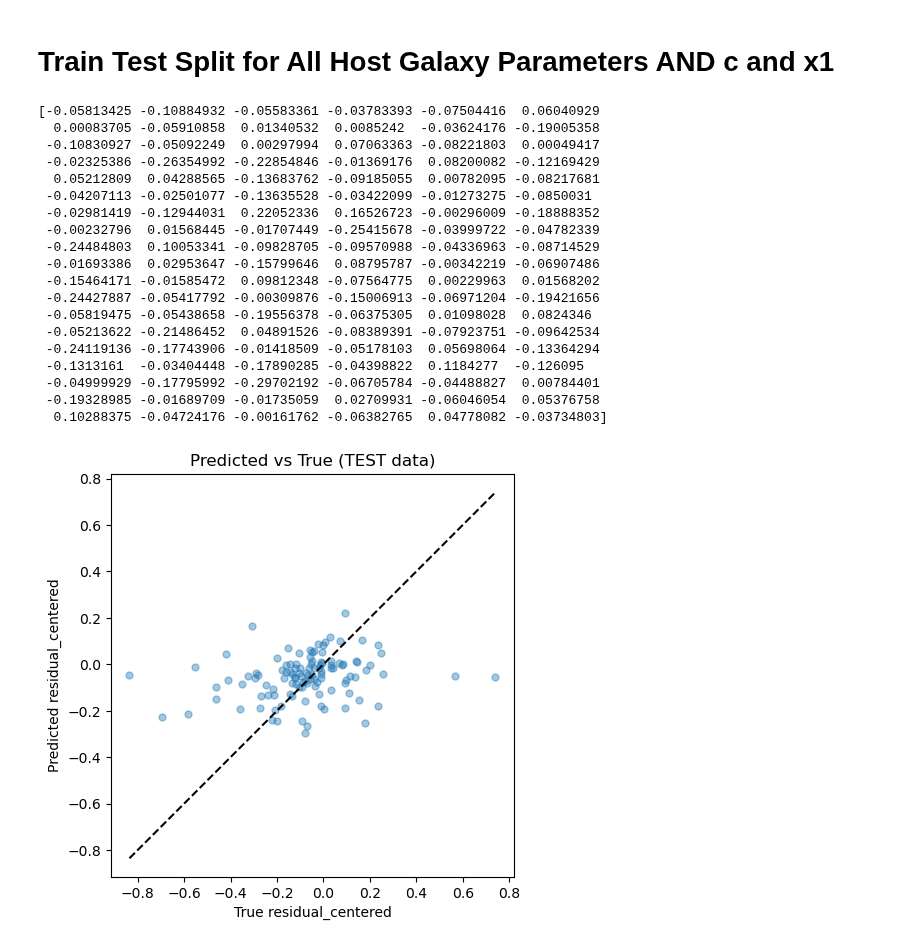
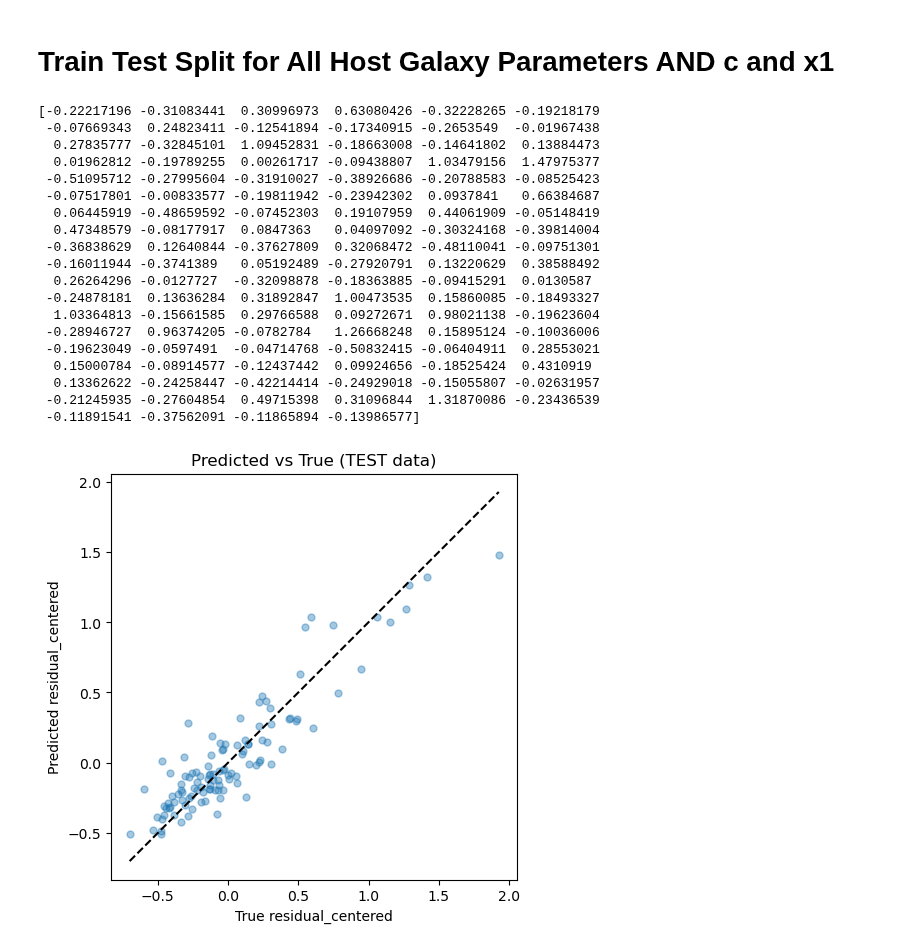
Before and after one commit to mwvgroup/myc21_first_paper, a Jupyter notebook: ZTF_DESI_ml_work/ZTF_ml_random_forest_simple.ipynb, the cells around one changed output. Drawn from its saved outputs; the diff is of its cells as text; code cells hidden in the pictures.

```diff
--- a/ZTF_DESI_ml_work/ZTF_ml_random_forest_simple.ipynb
+++ b/ZTF_DESI_ml_work/ZTF_ml_random_forest_simple.ipynb
@@ -433,7 +433,7 @@ from sklearn.model_selection import train_test_split
 from sklearn.ensemble import RandomForestRegressor
 
 df = pd.read_csv(
-    "ZTF_DESI_data/ZTF_snia_DESI_fastspec_hostprops_papercuts_hostcuts.csv"
+    "ZTF_DESI_data/ZTF_residuals_centered_no_x1_no_c_v2.csv"
 )
 
 # ---------------------------------------------------------
@@ -469,8 +469,8 @@ X_train2, X_test2, y_train2, y_test2 = train_test_split(
 # 4. Train Random Forest on TRAINING DATA ONLY
 # ---------------------------------------------------------
 regr = RandomForestRegressor(
-    n_estimators=500,
-    max_depth=500,
+    n_estimators=100,
+    max_depth=100,
     random_state=42,
     n_jobs=-1,
 )
@@ -481,53 +481,53 @@ regr.fit(X_train2, y_train2)
 # 5. Predict ONLY on the TEST SET
 # ---------------------------------------------------------
 y_pred2 = regr.predict(X_test2)
 
 print(y_pred2)
 
 plt.figure(figsize=(5, 5))
 
 plt.scatter(
     y_test2,
     y_pred2,
     alpha=0.4,
     s=25
 )
 
 lims = [
     min(y_test2.min(), y_pred2.min()),
     max(y_test2.max(), y_pred2.max()),
 ]
 
 plt.plot(lims, lims, "--", color="black")  # 1:1 line
 
 plt.xlabel("True residual_centered")
 plt.ylabel("Predicted residual_centered")
 plt.title("Predicted vs True (TEST data)")
 plt.gca().set_aspect("equal", "box")
 
 plt.tight_layout()
 plt.show()
 # %% [output]
-[-0.05813425 -0.10884932 -0.05583361 -0.03783393 -0.07504416  0.06040929
-  0.00083705 -0.05910858  0.01340532  0.0085242  -0.03624176 -0.19005358
- -0.10830927 -0.05092249  0.00297994  0.07063363 -0.08221803  0.00049417
- -0.02325386 -0.26354992 -0.22854846 -0.01369176  0.08200082 -0.12169429
-  0.05212809  0.04288565 -0.13683762 -0.09185055  0.00782095 -0.08217681
- -0.04207113 -0.02501077 -0.13635528 -0.03422099 -0.01273275 -0.0850031
- -0.02981419 -0.12944031  0.22052336  0.16526723 -0.00296009 -0.18888352
- -0.00232796  0.01568445 -0.01707449 -0.25415678 -0.03999722 -0.04782339
- -0.24484803  0.10053341 -0.09828705 -0.09570988 -0.04336963 -0.08714529
- -0.01693386  0.02953647 -0.15799646  0.08795787 -0.00342219 -0.06907486
- -0.15464171 -0.01585472  0.09812348 -0.07564775  0.00229963  0.01568202
- -0.24427887 -0.05417792 -0.00309876 -0.15006913 -0.06971204 -0.19421656
- -0.05819475 -0.05438658 -0.19556378 -0.06375305  0.01098028  0.0824346
- -0.05213622 -0.21486452  0.04891526 -0.08389391 -0.07923751 -0.09642534
- -0.24119136 -0.17743906 -0.01418509 -0.05178103  0.05698064 -0.13364294
- -0.1313161  -0.03404448 -0.17890285 -0.04398822  0.1184277  -0.126095
- -0.04999929 -0.17795992 -0.29702192 -0.06705784 -0.04488827  0.00784401
- -0.19328985 -0.01689709 -0.01735059  0.02709931 -0.06046054  0.05376758
-  0.10288375 -0.04724176 -0.00161762 -0.06382765  0.04778082 -0.03734803]
+[-0.22217196 -0.31083441  0.30996973  0.63080426 -0.32228265 -0.19218179
+ -0.07669343  0.24823411 -0.12541894 -0.17340915 -0.2653549  -0.01967438
+  0.27835777 -0.32845101  1.09452831 -0.18663008 -0.14641802  0.13884473
+  0.01962812 -0.19789255  0.00261717 -0.09438807  1.03479156  1.47975377
+ -0.51095712 -0.27995604 -0.31910027 -0.38926686 -0.20788583 -0.08525423
+ -0.07517801 -0.00833577 -0.19811942 -0.23942302  0.0937841   0.66384687
+  0.06445919 -0.48659592 -0.07452303  0.19107959  0.44061909 -0.05148419
+  0.47348579 -0.08177917  0.0847363   0.04097092 -0.30324168 -0.39814004
+ -0.36838629  0.12640844 -0.37627809  0.32068472 -0.48110041 -0.09751301
+ -0.16011944 -0.3741389   0.05192489 -0.27920791  0.13220629  0.38588492
+  0.26264296 -0.0127727  -0.32098878 -0.18363885 -0.09415291  0.0130587
+ -0.24878181  0.13636284  0.31892847  1.00473535  0.15860085 -0.18493327
+  1.03364813 -0.15661585  0.29766588  0.09272671  0.98021138 -0.19623604
+ -0.28946727  0.96374205 -0.0782784   1.26668248  0.15895124 -0.10036006
+ -0.19623049 -0.0597491  -0.04714768 -0.50832415 -0.06404911  0.28553021
+  0.15000784 -0.08914577 -0.12437442  0.09924656 -0.18525424  0.4310919
+  0.13362622 -0.24258447 -0.42214414 -0.24929018 -0.15055807 -0.02631957
+ -0.21245935 -0.27604854  0.49715398  0.31096844  1.31870086 -0.23436539
+ -0.11891541 -0.37562091 -0.11865894 -0.13986577]
-[figure, old version]
+[figure, new version]
 # %%
 # =========================================================
 # Feature importance + fractional-error histogram (ONLY)
```
Also changed, not shown: parts of 5 cells of this notebook.
